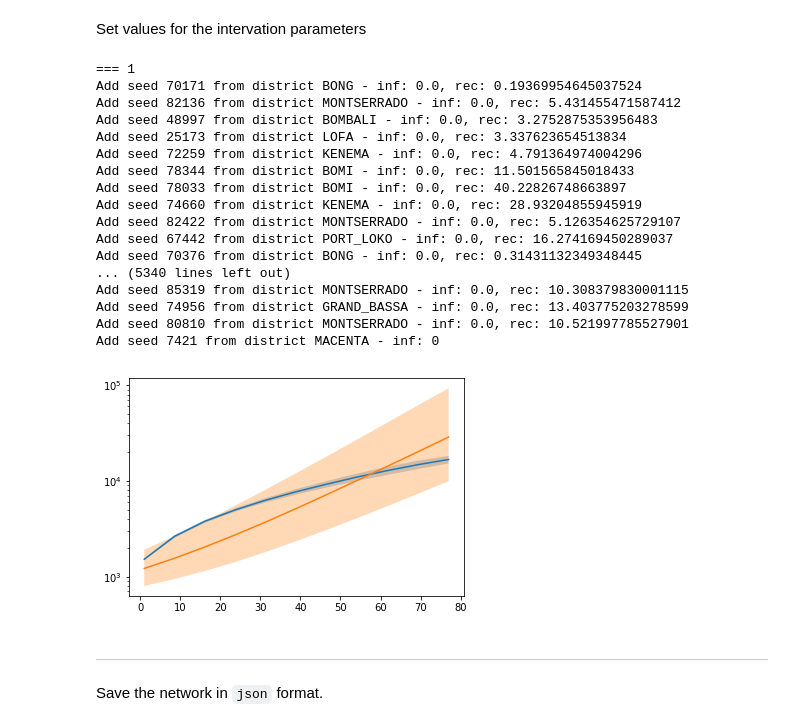
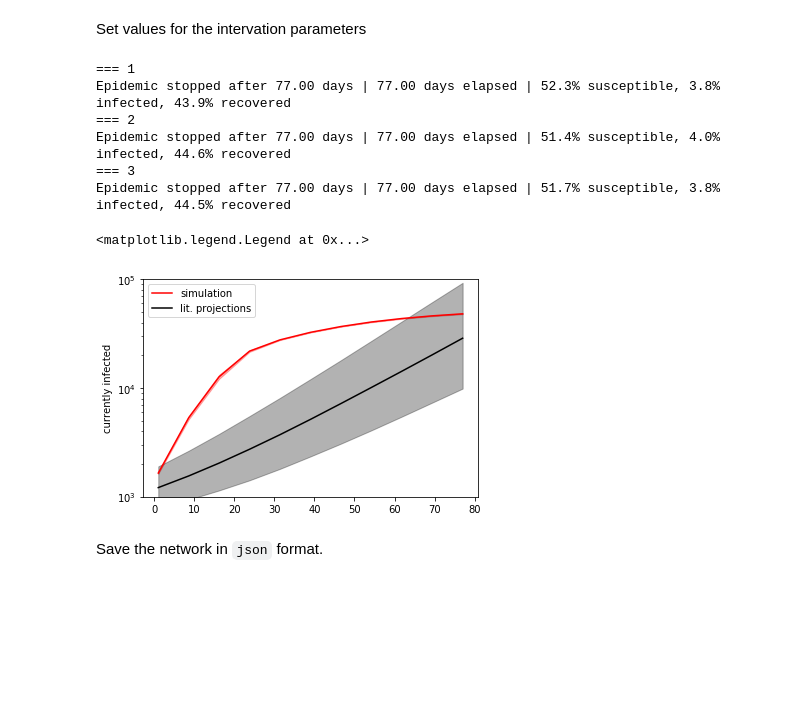
Before and after one commit to Networks-Learning/disease-control, a Jupyter notebook: notebooks/4 - Data - Network - Generate scaled graph.ipynb, the cells around one changed output. Cells and saved outputs as stored; diff of their text form; code cells hidden in the pictures; blank space fills up the shorter version.

```diff
--- a/notebooks/4 - Data - Network - Generate scaled graph.ipynb
+++ b/notebooks/4 - Data - Network - Generate scaled graph.ipynb
@@ -77,7 +86,7 @@ plt.boxplot(cluster_sizes);
 # %% [markdown]
 Extract seeds
 # %%
-def sample_seeds(n_seeds=None, max_date=None):
+def sample_seeds(n_seeds=None, max_date=None, verbose=True):
     """
     Extract seeds from the Ebola cases datasets, by choosing either:
     * the first `n_seeds`.
@@ -117,7 +126,8 @@ def sample_seeds(n_seeds=None, max_date=None):
             init_event_list.append([(node, 'inf', False), 0.0])  # Gets infection at the start of the epidemic
             # Add recovery event
             init_event_list.append([(node, 'rec', False), rec_time])  # Artificial recovery
-            print(f'Add seed {node} from district {row["district"]} - inf: {0.0}, rec: {rec_time} ')
+            if verbose:
+                print(f'Add seed {node} from district {row["district"]} - inf: {0.0}, rec: {rec_time} ')
     return init_event_list
 # %% [markdown]
 ---
@@ -130,12 +140,12 @@ We verify that the empirical value of $R_0$ (i.e. the average number of secondar
 # %%
 from epidemics_helper import SimulationSIR
 
-n_trials = 5
+n_trials = 3
 
 res = list()
 for i in range(n_trials):
     print(f'=== {i+1:d}')
-    init_event_list = sample_seeds(max_date='2014-01-26')
+    init_event_list = sample_seeds(max_date='2014-01-26', verbose=False)
     sir = SimulationSIR(graph, beta=1.0/15.3 - 0.0/15.3, gamma=1.0/11.4 - 0.0/11.4, verbose=True)
     sir.launch_epidemic(init_event_list=init_event_list, max_time=10 * 7)
     res.append(sir)
@@ -203,38 +206,31 @@ n_weeks = len(expected_projection)
 # %% [markdown]
 Set values for the intervation parameters
 # %%
-gamma = 0.6 / 15.3  # Reduction in infection rate under treatment
-rho = -0.3 / 11.4 # Recovery rate from treatment (if negative, then treatment means longer infections, and/or die less quickly)
+# gamma = 0.6 / 15.3  # Reduction in infection rate of neighbors under treatment
+# rho = -0.3 / 11.4 # Recovery rate from treatment (if negative, then treatment means longer infections, and/or die less quickly)
+
+
+gamma = 0.9 / 15.3  # Reduction in infection rate of neighbors under treatment
+rho = -0.0 / 11.4 # Recovery rate from treatment (if negative, then treatment means longer infections, and/or die less quickly)
 # %%
 from epidemics_helper import SimulationSIR
 
-n_trials = 5
+n_trials = 3
 
 res = list()
 for i in range(n_trials):
     print(f'=== {i+1:d}')
-    init_event_list = sample_seeds(max_date='2014-09-08')
+    init_event_list = sample_seeds(max_date='2014-09-08', verbose=False)
     sir = SimulationSIR(graph, beta=beta - gamma, gamma=delta + rho, verbose=True)
     sir.launch_epidemic(init_event_list=init_event_list, max_time=n_weeks * 7)
     res.append(sir)
 # %% [output]
 === 1
-Add seed 70171 from district BONG - inf: 0.0, rec: 0.19369954645037524
-Add seed 82136 from district MONTSERRADO - inf: 0.0, rec: 5.431455471587412
-Add seed 48997 from district BOMBALI - inf: 0.0, rec: 3.2752875353956483
-Add seed 25173 from district LOFA - inf: 0.0, rec: 3.337623654513834
-Add seed 72259 from district KENEMA - inf: 0.0, rec: 4.791364974004296
-Add seed 78344 from district BOMI - inf: 0.0, rec: 11.501565845018433
-Add seed 78033 from district BOMI - inf: 0.0, rec: 40.22826748663897
-Add seed 74660 from district KENEMA - inf: 0.0, rec: 28.93204855945919
-Add seed 82422 from district MONTSERRADO - inf: 0.0, rec: 5.126354625729107
-Add seed 67442 from district PORT_LOKO - inf: 0.0, rec: 16.274169450289037
-Add seed 70376 from district BONG - inf: 0.0, rec: 0.31431132349348445
-... (5340 lines left out)
-Add seed 85319 from district MONTSERRADO - inf: 0.0, rec: 10.308379830001115
-Add seed 74956 from district GRAND_BASSA - inf: 0.0, rec: 13.403775203278599
-Add seed 80810 from district MONTSERRADO - inf: 0.0, rec: 10.521997785527901
-Add seed 7421 from district MACENTA - inf: 0
+Epidemic stopped after 77.00 days | 77.00 days elapsed | 52.3% susceptible, 3.8% infected, 43.9% recovered
+=== 2
+Epidemic stopped after 77.00 days | 77.00 days elapsed | 51.4% susceptible, 4.0% infected, 44.6% recovered
+=== 3
+Epidemic stopped after 77.00 days | 77.00 days elapsed | 51.7% susceptible, 3.8% infected, 44.5% recovered
 # %%
 tspace = np.linspace(1, n_weeks * 7, n_weeks)
 y = np.zeros([n_trials, len(tspace)])
@@ -244,14 +240,18 @@ for i, sir in enumerate(res):
 # %%
 plt.figure()
 
-plt.fill_between(tspace, y.mean(axis=0) - y.std(axis=0), y.mean(axis=0) + y.std(axis=0), alpha=0.3)
-plt.plot(tspace, y.mean(axis=0))
+c0 = 'red'
+plt.fill_between(tspace, y.mean(axis=0) - y.std(axis=0), y.mean(axis=0) + y.std(axis=0), alpha=0.3, color=c0)
+plt.plot(tspace, y.mean(axis=0), color=c0, label='simulation')
 
-plt.fill_between(tspace, expected_projection[:,1], expected_projection[:, 2], alpha=0.3)
-plt.plot(tspace, expected_projection[:,0])
+c1 = 'black'
+plt.fill_between(tspace, expected_projection[:,1], expected_projection[:, 2], alpha=0.3, color=c1)
+plt.plot(tspace, expected_projection[:,0], color=c1, label='lit. projections')
 
+plt.ylim(1000, 100000)
 plt.yscale('log')
+plt.ylabel('currently infected')
+plt.legend()
 # %% [output]
+<matplotlib.legend.Legend at 0x...>
-[figure, old version]
+[figure, new version]
-# %% [markdown]
----
```
Also changed, not shown: parts of 10 cells of this notebook, 8 other files.
